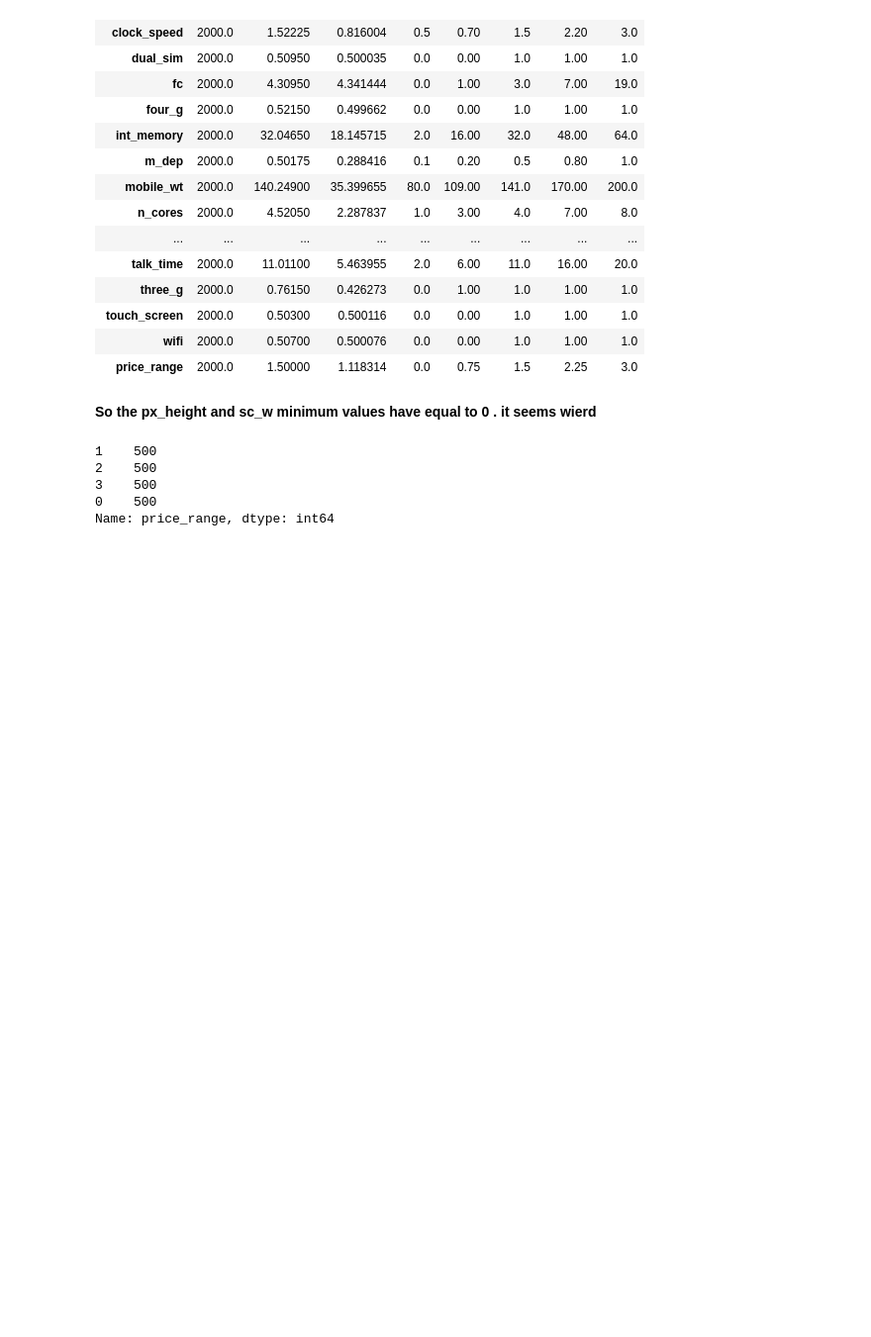
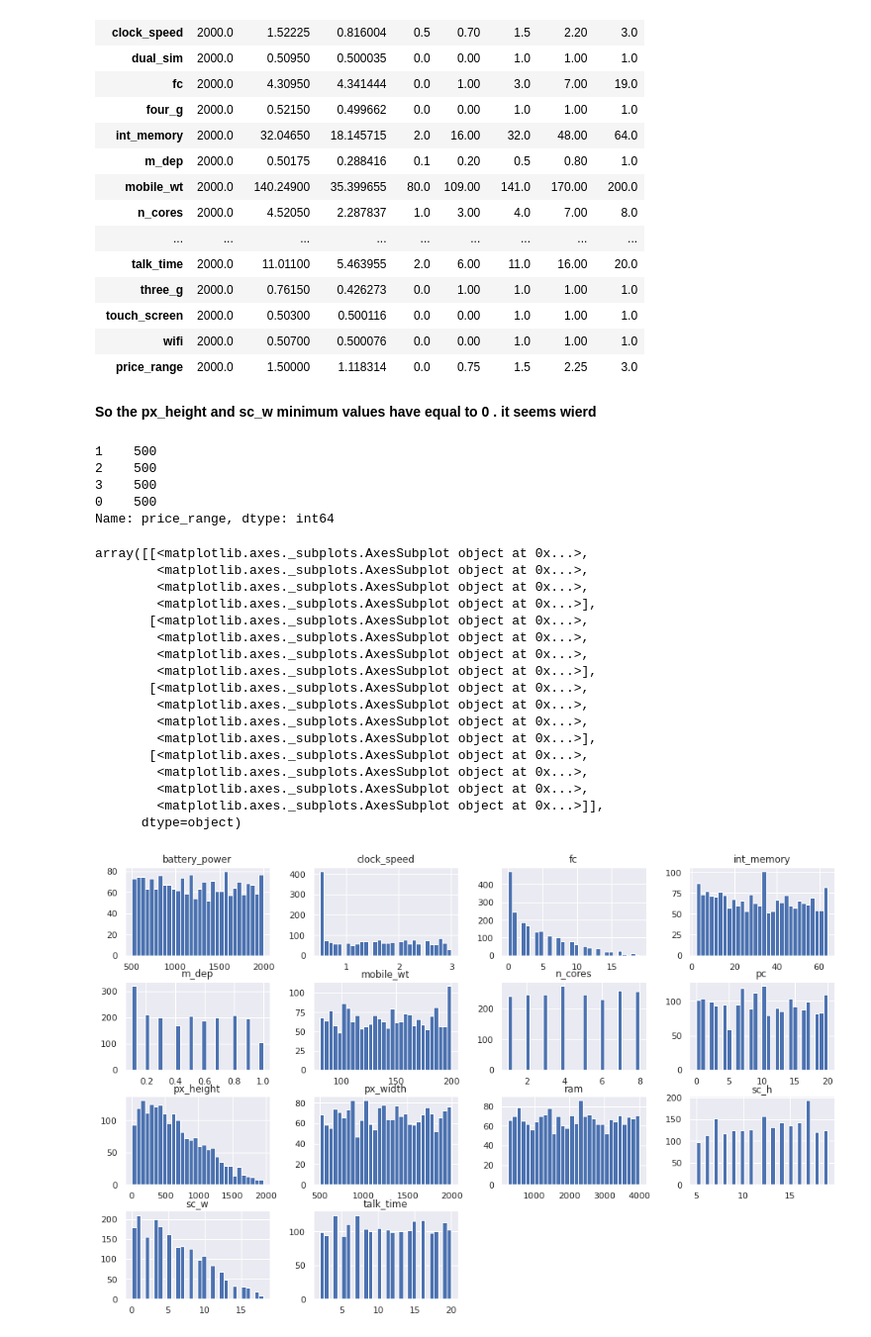
Before and after one commit to AbhijeetS1112/Mobile_price_range_prediction, a Jupyter notebook: Mobile_Price_Range_Prediction.ipynb, the cells around one changed output. Shown at 99% size. Drawn from its saved outputs; the diff is of its cells as text; code cells hidden in the pictures; blank space fills up the shorter version.

```diff
--- a/Mobile_Price_Range_Prediction.ipynb
+++ b/Mobile_Price_Range_Prediction.ipynb
@@ -139,3 +139,26 @@ df["price_range"].value_counts()
 3    500
 0    500
 Name: price_range, dtype: int64
+# %%
+# plotting all the columns except categorical
+hist_plot=df.drop(["blue","dual_sim","four_g","three_g","touch_screen","wifi","price_range"],axis=1)
+hist_plot.hist(figsize=[16,10],bins=30)
+# %% [output]
+array([[<matplotlib.axes._subplots.AxesSubplot object at 0x...>,
+        <matplotlib.axes._subplots.AxesSubplot object at 0x...>,
+        <matplotlib.axes._subplots.AxesSubplot object at 0x...>,
+        <matplotlib.axes._subplots.AxesSubplot object at 0x...>],
+       [<matplotlib.axes._subplots.AxesSubplot object at 0x...>,
+        <matplotlib.axes._subplots.AxesSubplot object at 0x...>,
+        <matplotlib.axes._subplots.AxesSubplot object at 0x...>,
+        <matplotlib.axes._subplots.AxesSubplot object at 0x...>],
+       [<matplotlib.axes._subplots.AxesSubplot object at 0x...>,
+        <matplotlib.axes._subplots.AxesSubplot object at 0x...>,
+        <matplotlib.axes._subplots.AxesSubplot object at 0x...>,
+        <matplotlib.axes._subplots.AxesSubplot object at 0x...>],
+       [<matplotlib.axes._subplots.AxesSubplot object at 0x...>,
+        <matplotlib.axes._subplots.AxesSubplot object at 0x...>,
+        <matplotlib.axes._subplots.AxesSubplot object at 0x...>,
+        <matplotlib.axes._subplots.AxesSubplot object at 0x...>]],
+      dtype=object)
+[figure, added]
```
Also changed, not shown: parts of 13 cells of this notebook.
